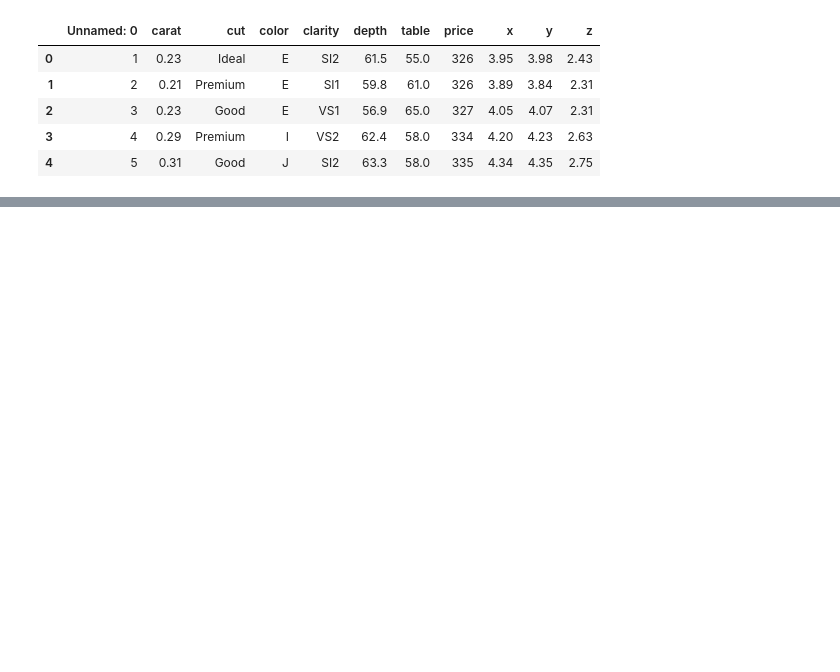
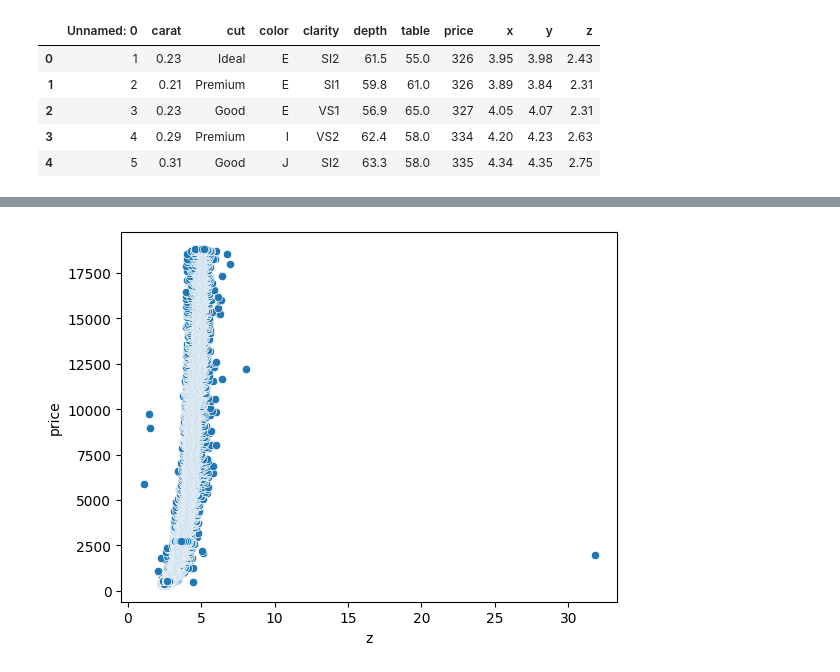
Before and after one commit to enistolgasn/Data-Science-and-Machine-Learning, a Jupyter notebook: 26 - SVM Regressor/main.ipynb, the cells around one changed output, grey strips where cells are left out. Drawn from its saved outputs; the diff is of its cells as text; code cells hidden in the pictures; blank space fills up the shorter version.

```diff
--- a/26 - SVM Regressor/main.ipynb
+++ b/26 - SVM Regressor/main.ipynb
@@ -17,0 +119,5 @@ df.head()
+# %%
+sns.scatterplot(x=df["z"], y=df["price"])
+plt.show()
+# %% [output]
+[figure, added]
```
Also changed, not shown: parts of 52 cells of this notebook.
